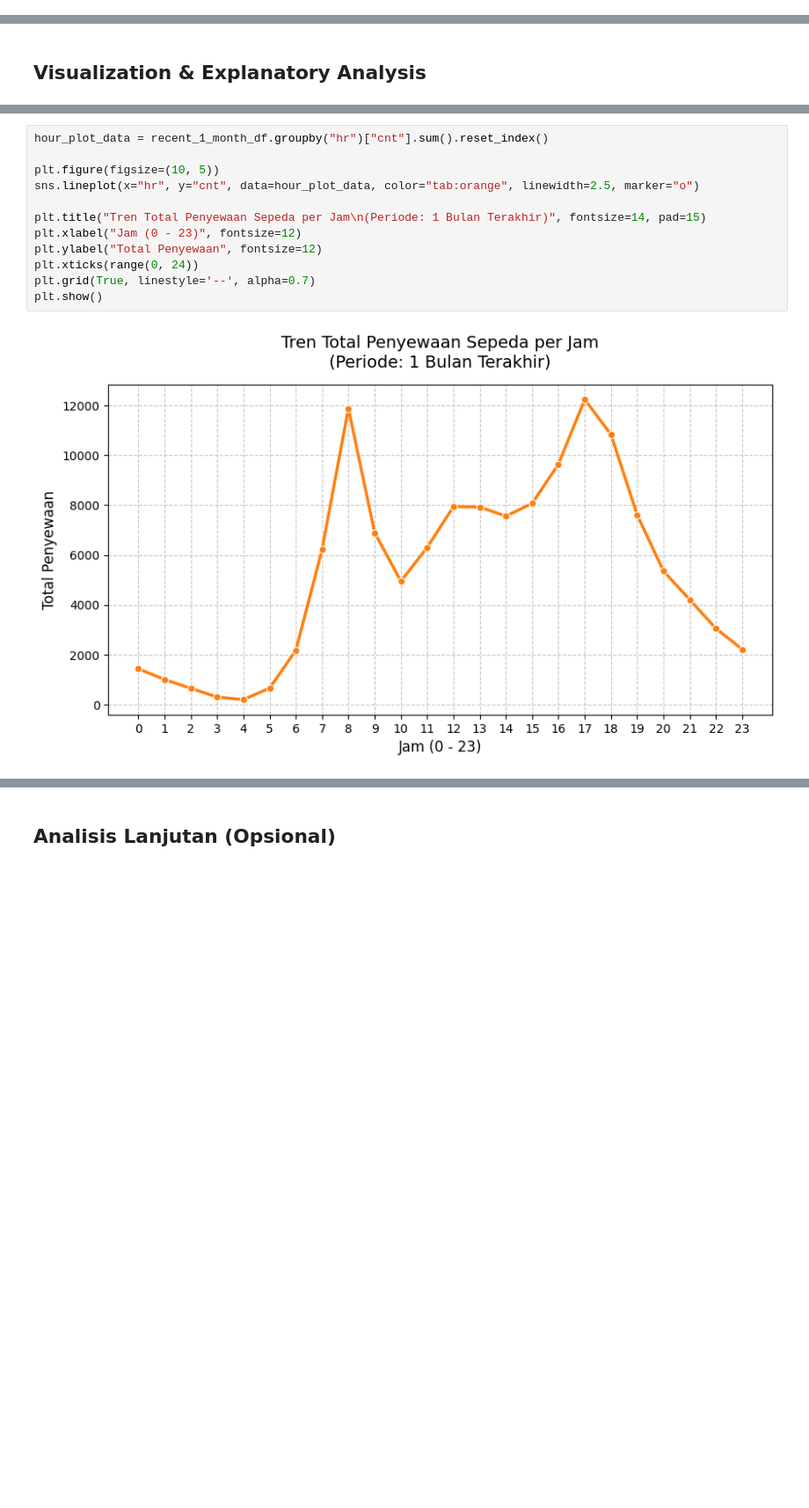
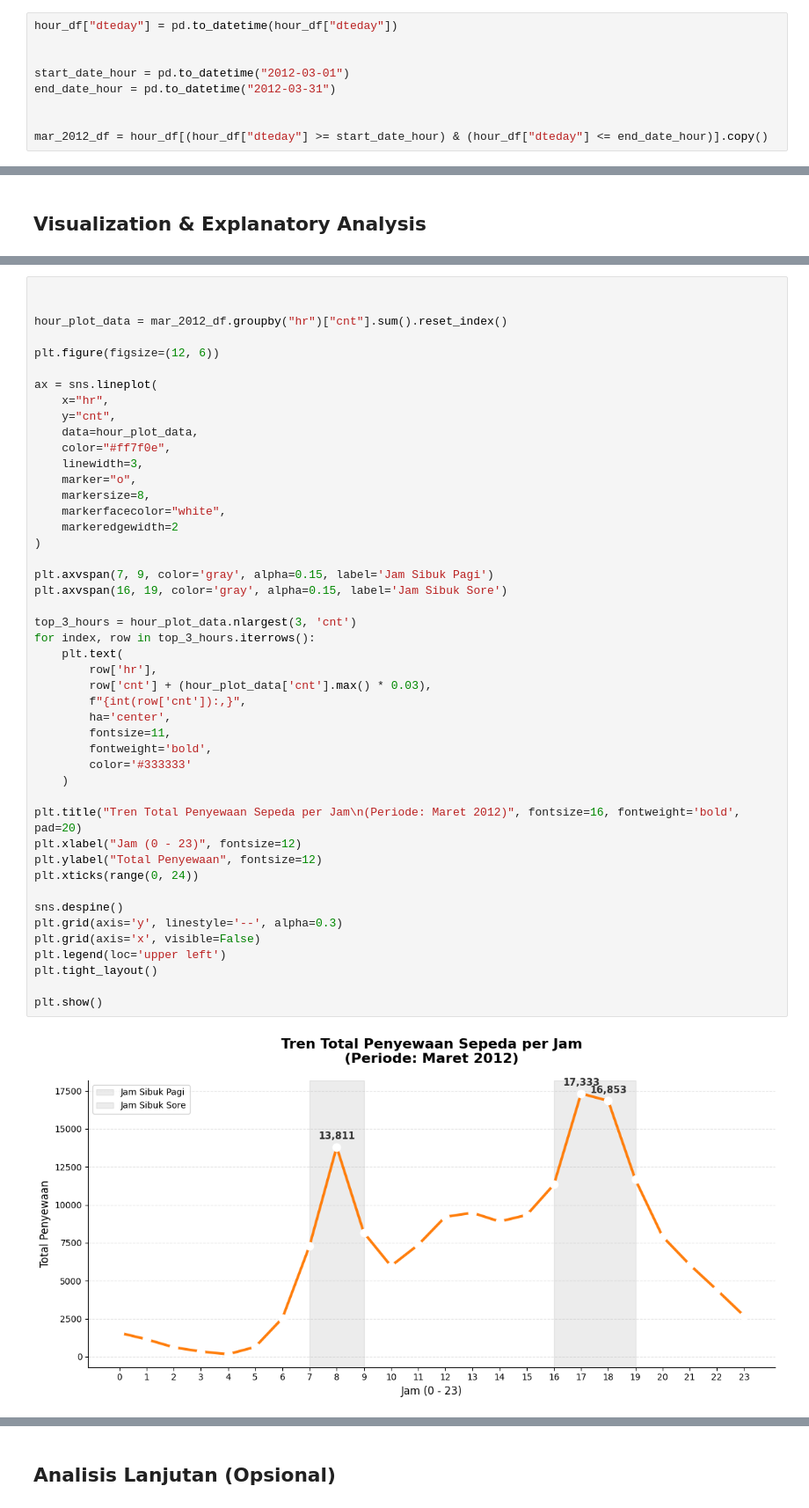
Before and after one commit to AkuPemulaCode/Submission-analisis-data, a Jupyter notebook: Proyek_Analisis_Data.ipynb, the cells around one changed output, grey strips where cells are left out. Shown at 88% size. Drawn from its saved outputs; the diff is of its cells as text; blank space fills up the shorter version.

```diff
--- a/Proyek_Analisis_Data.ipynb
+++ b/Proyek_Analisis_Data.ipynb
@@ -269 +264,10 @@ recent_1_month_df = hour_df[hour_df["dteday"] >= one_month_ago].copy()
+# %%
+hour_df["dteday"] = pd.to_datetime(hour_df["dteday"])
+
+
+start_date_hour = pd.to_datetime("2012-03-01")
+end_date_hour = pd.to_datetime("2012-03-31")
+
+
+mar_2012_df = hour_df[(hour_df["dteday"] >= start_date_hour) & (hour_df["dteday"] <= end_date_hour)].copy()
 # %%
@@ -315,14 +348,48 @@ plt.show()
 # %%
-hour_plot_data = recent_1_month_df.groupby("hr")["cnt"].sum().reset_index()
 
-plt.figure(figsize=(10, 5))
-sns.lineplot(x="hr", y="cnt", data=hour_plot_data, color="tab:orange", linewidth=2.5, marker="o")
 
-plt.title("Tren Total Penyewaan Sepeda per Jam\n(Periode: 1 Bulan Terakhir)", fontsize=14, pad=15)
+hour_plot_data = mar_2012_df.groupby("hr")["cnt"].sum().reset_index()
+
+plt.figure(figsize=(12, 6))
+
+ax = sns.lineplot(
+    x="hr",
+    y="cnt",
+    data=hour_plot_data,
+    color="#ff7f0e",
+    linewidth=3,
+    marker="o",
+    markersize=8,
+    markerfacecolor="white",
+    markeredgewidth=2
+)
+
+plt.axvspan(7, 9, color='gray', alpha=0.15, label='Jam Sibuk Pagi')
+plt.axvspan(16, 19, color='gray', alpha=0.15, label='Jam Sibuk Sore')
+
+top_3_hours = hour_plot_data.nlargest(3, 'cnt')
+for index, row in top_3_hours.iterrows():
+    plt.text(
+        row['hr'],
+        row['cnt'] + (hour_plot_data['cnt'].max() * 0.03),
+        f"{int(row['cnt']):,}",
+        ha='center',
+        fontsize=11,
+        fontweight='bold',
+        color='#333333'
+    )
+
+plt.title("Tren Total Penyewaan Sepeda per Jam\n(Periode: Maret 2012)", fontsize=16, fontweight='bold', pad=20)
 plt.xlabel("Jam (0 - 23)", fontsize=12)
 plt.ylabel("Total Penyewaan", fontsize=12)
 plt.xticks(range(0, 24))
-plt.grid(True, linestyle='--', alpha=0.7)
+
+sns.despine()
+plt.grid(axis='y', linestyle='--', alpha=0.3)
+plt.grid(axis='x', visible=False)
+plt.legend(loc='upper left')
+plt.tight_layout()
+
 plt.show()
 # %% [output]
-[figure, old version]
+[figure, new version]
```
Also changed, not shown: parts of 17 cells of this notebook, 1 other file.
